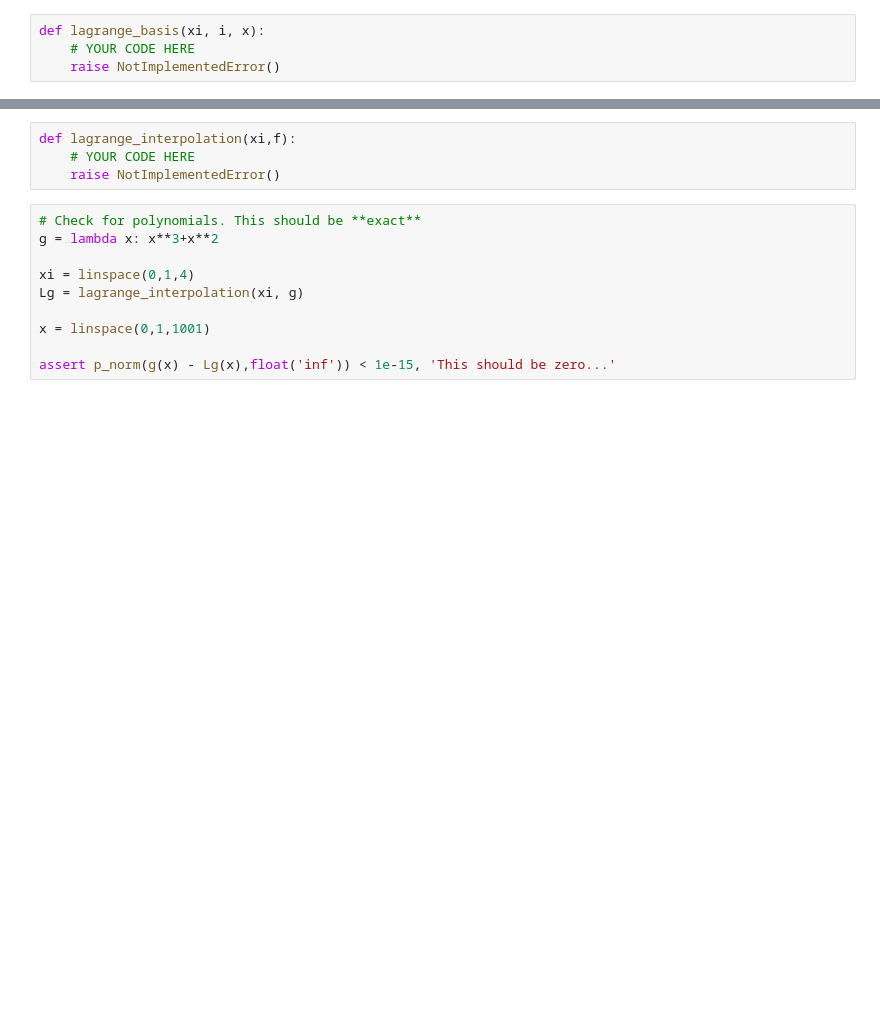
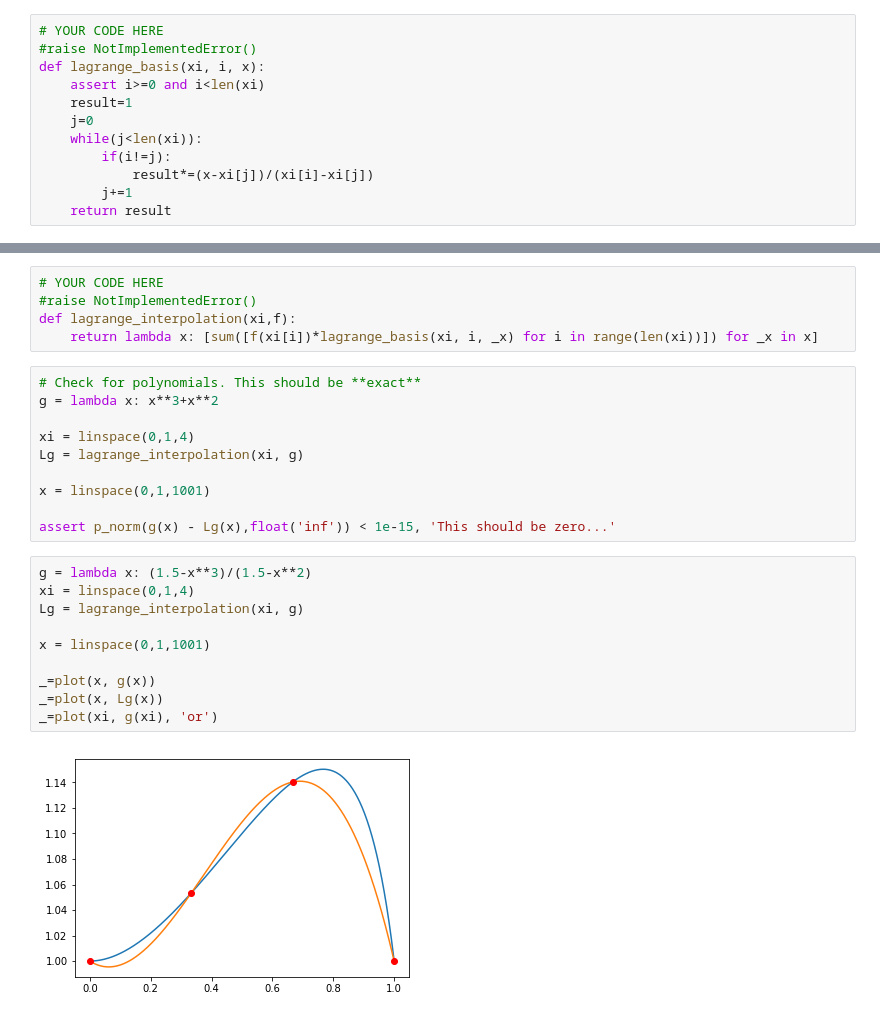
Before and after one commit to postaxmi/P1.4_seed, a Jupyter notebook: assignments/00_Basics/D1-exercises.ipynb, the cells around one changed output, grey strips where cells are left out. Cells and saved outputs as stored; diff of their text form; blank space fills up the shorter version.

```diff
--- a/assignments/00_Basics/D1-exercises.ipynb
+++ b/assignments/00_Basics/D1-exercises.ipynb
@@ -301,10 +415,18 @@ Recall the mathematical definition of the $l_i(x)$ polynomials:
 $$
 l_i(x) := \prod_{j=0, j\neq i}^{n} \frac{x-x_j}{x_i-x_j}
 $$
-# %%
-def lagrange_basis(xi, i, x):
-    # YOUR CODE HERE
-    raise NotImplementedError()
+# %%
+# YOUR CODE HERE
+#raise NotImplementedError()
+def lagrange_basis(xi, i, x):
+	assert i>=0 and i<len(xi)
+	result=1
+	j=0
+	while(j<len(xi)):
+		if(i!=j):
+			result*=(x-xi[j])/(xi[i]-xi[j])
+		j+=1
+	return result
 # %%
 x = linspace(0,1,5)
 d = 3
@@ -330,10 +452,11 @@ You could use this function as follows::
     plot(x, g(x))
     plot(x, Lg(x))
     plot(xi, g(xi), 'or')
-# %%
-def lagrange_interpolation(xi,f):
-    # YOUR CODE HERE
-    raise NotImplementedError()
+# %%
+# YOUR CODE HERE
+#raise NotImplementedError()
+def lagrange_interpolation(xi,f):
+	return lambda x: [sum([f(xi[i])*lagrange_basis(xi, i, _x) for i in range(len(xi))]) for _x in x]
 # %%
 # Check for polynomials. This should be **exact**
 g = lambda x: x**3+x**2
@@ -344,3 +467,15 @@ Lg = lagrange_interpolation(xi, g)
 x = linspace(0,1,1001)
 
 assert p_norm(g(x) - Lg(x),float('inf')) < 1e-15, 'This should be zero...'
+# %%
+g = lambda x: (1.5-x**3)/(1.5-x**2)
+xi = linspace(0,1,4)
+Lg = lagrange_interpolation(xi, g)
+
+x = linspace(0,1,1001)
+
+_=plot(x, g(x))
+_=plot(x, Lg(x))
+_=plot(xi, g(xi), 'or')
+# %% [output]
+[figure, added]
```
Also changed, not shown: parts of 34 cells of this notebook.
